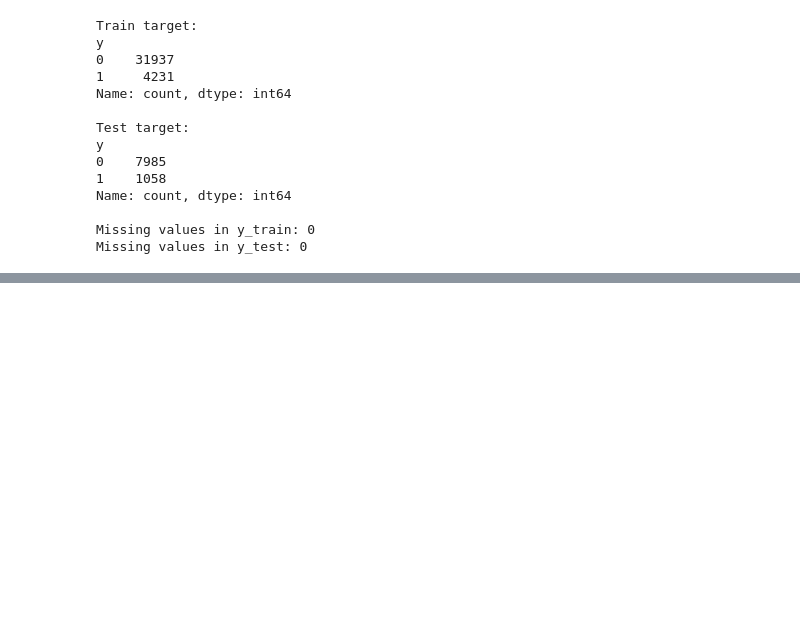
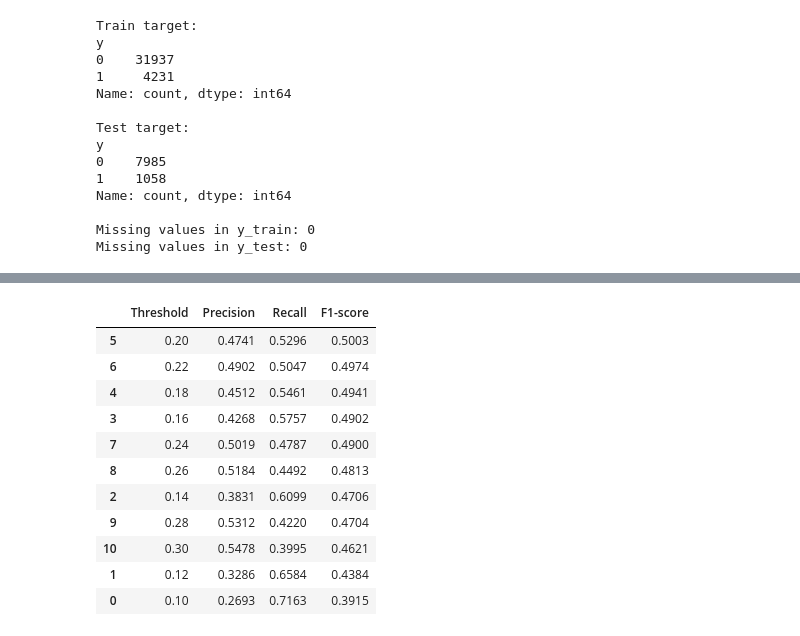
Before and after one commit to JiaHui2005/xgboost-bank-marketing, a Jupyter notebook: notebooks/02_modeling.ipynb, the cells around one changed output, grey strips where cells are left out. Drawn from its saved outputs; the diff is of its cells as text; code cells hidden in the pictures; blank space fills up the shorter version.

```diff
--- a/notebooks/02_modeling.ipynb
+++ b/notebooks/02_modeling.ipynb
@@ -240,0 +384,4 @@ print("Preprocessor created successfully.")
+# %%
+xgb_pipeline.fit(X_train, y_train_encoded)
+
+print("XGBoost training completed.")
@@ -240,0 +488,9 @@ print("Preprocessor created successfully.")
+# %%
+negative_count = (y_train_new == 0).sum()
+positive_count = (y_train_new == 1).sum()
+
+scale_pos_weight = negative_count / positive_count
+
+print("Negative samples:", negative_count)
+print("Positive samples:", positive_count)
+print(f"scale_pos_weight: {scale_pos_weight:.4f}")
@@ -240,0 +659,38 @@ print("Preprocessor created successfully.")
+# %%
+thresholds = np.arange(0.10, 0.301, 0.02)
+
+threshold_results = []
+
+for threshold in thresholds:
+    y_pred_threshold = (
+        y_val_proba_baseline >= threshold
+    ).astype(int)
+
+    threshold_results.append({
+        "Threshold": threshold,
+        "Precision": precision_score(y_val, y_pred_threshold),
+        "Recall": recall_score(y_val, y_pred_threshold),
+        "F1-score": f1_score(y_val, y_pred_threshold)
+    })
+
+threshold_df = pd.DataFrame(threshold_results)
+
+threshold_df = threshold_df.sort_values(
+    by="F1-score",
+    ascending=False
+)
+
+threshold_df.round(4)
+# %% [output]
+|  | Threshold | Precision | Recall | F1-score |
+| 5 | 0.20 | 0.4741 | 0.5296 | 0.5003 |
+| 6 | 0.22 | 0.4902 | 0.5047 | 0.4974 |
+| 4 | 0.18 | 0.4512 | 0.5461 | 0.4941 |
+| 3 | 0.16 | 0.4268 | 0.5757 | 0.4902 |
+| 7 | 0.24 | 0.5019 | 0.4787 | 0.4900 |
+| 8 | 0.26 | 0.5184 | 0.4492 | 0.4813 |
+| 2 | 0.14 | 0.3831 | 0.6099 | 0.4706 |
+| 9 | 0.28 | 0.5312 | 0.4220 | 0.4704 |
+| 10 | 0.30 | 0.5478 | 0.3995 | 0.4621 |
+| 1 | 0.12 | 0.3286 | 0.6584 | 0.4384 |
+| 0 | 0.10 | 0.2693 | 0.7163 | 0.3915 |
```
Also changed, not shown: parts of 35 cells of this notebook, 4 other files.
